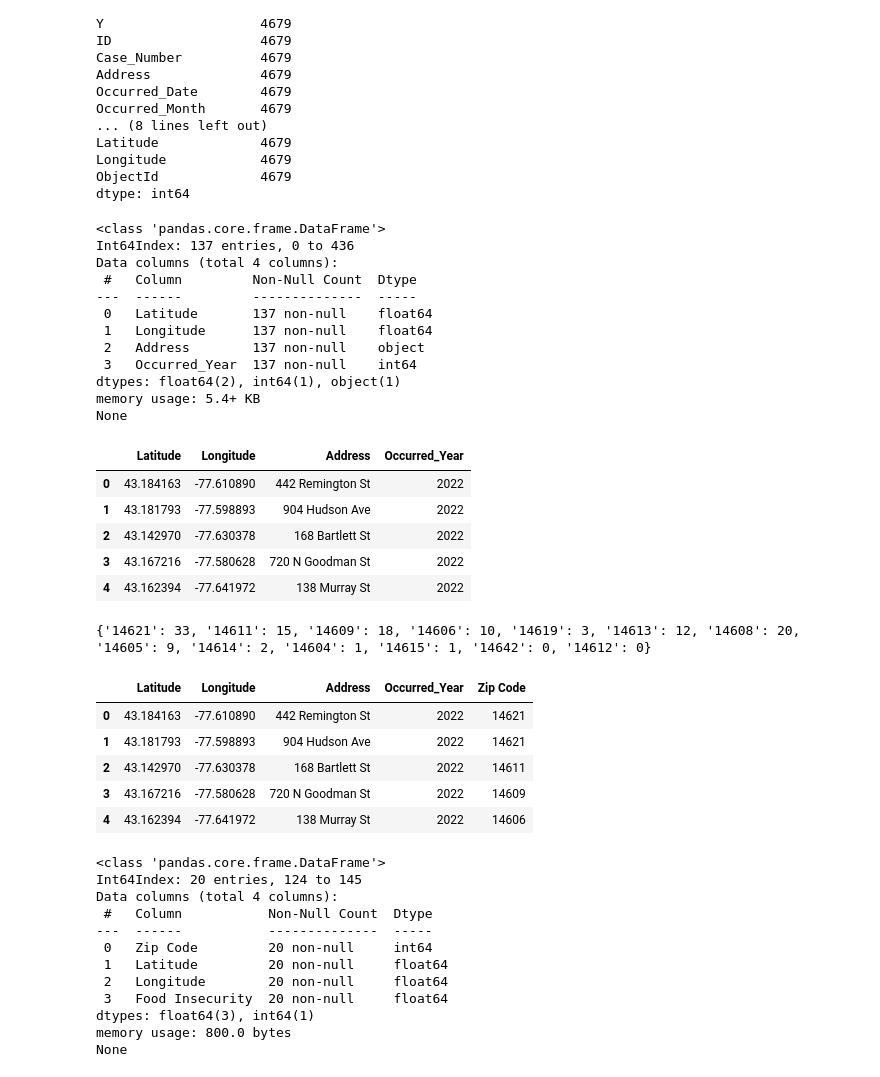
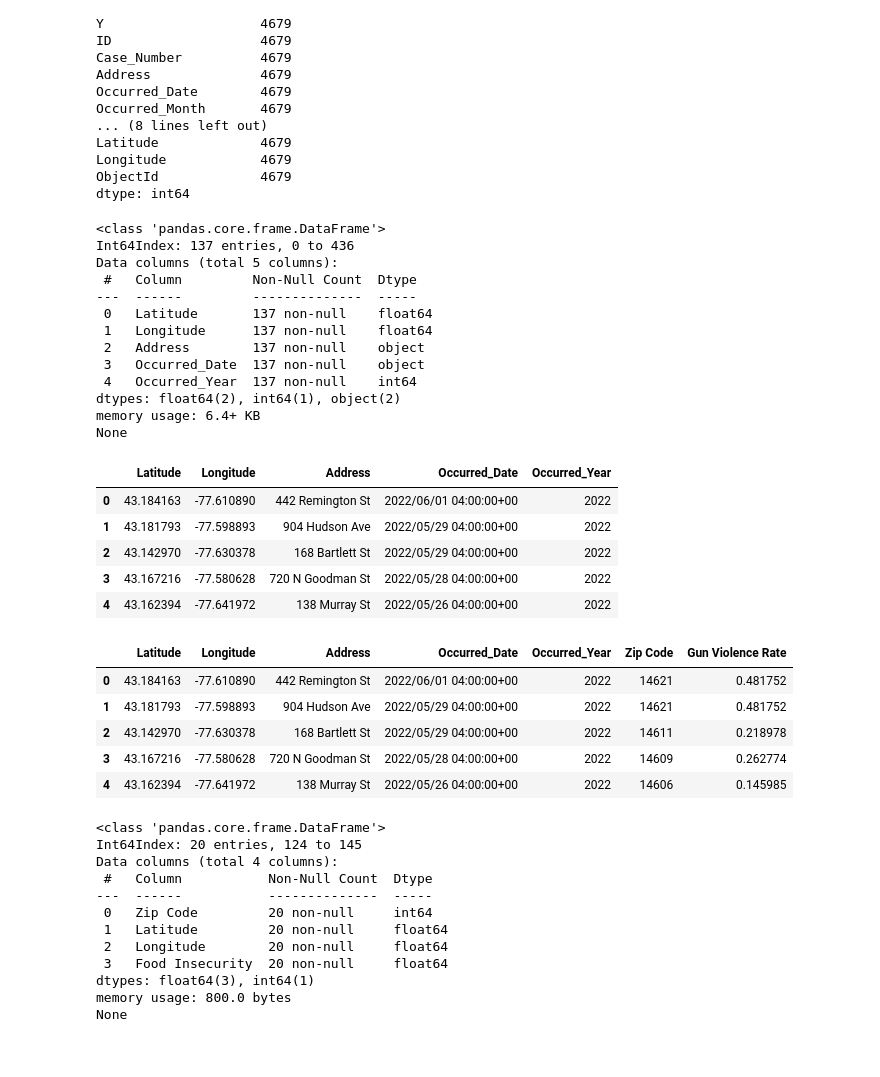
Before and after one commit to javac0f/RocGunHungerEda, a Jupyter notebook: jared_try.ipynb, the cells around one changed output. Drawn from its saved outputs; the diff is of its cells as text; code cells hidden in the pictures.

```diff
--- a/jared_try.ipynb
+++ b/jared_try.ipynb
@@ -74,29 +74,30 @@ ObjectId             4679
 dtype: int64
 # %%
 # GUN DATA CLEANING
-gun_data = gun_data[['Latitude','Longitude', 'Address','Occurred_Year']]
+gun_data = gun_data[['Latitude','Longitude', 'Address','Occurred_Date','Occurred_Year']]
 gun_data = gun_data.loc[gun_data['Occurred_Year'].isin([2022,2023])]
 print(gun_data.info())  # to check for any missing values
 gun_data.head()
 # %% [output]
 <class 'pandas.core.frame.DataFrame'>
 Int64Index: 137 entries, 0 to 436
-Data columns (total 4 columns):
+Data columns (total 5 columns):
  #   Column         Non-Null Count  Dtype
 ---  ------         --------------  -----
  0   Latitude       137 non-null    float64
  1   Longitude      137 non-null    float64
  2   Address        137 non-null    object
- 3   Occurred_Year  137 non-null    int64
-dtypes: float64(2), int64(1), object(1)
-memory usage: 5.4+ KB
+ 3   Occurred_Date  137 non-null    object
+ 4   Occurred_Year  137 non-null    int64
+dtypes: float64(2), int64(1), object(2)
+memory usage: 6.4+ KB
 None
-|  | Latitude | Longitude | Address | Occurred_Year |
-| 0 | 43.184163 | -77.610890 | 442 Remington St | 2022 |
-| 1 | 43.181793 | -77.598893 | 904 Hudson Ave | 2022 |
-| 2 | 43.142970 | -77.630378 | 168 Bartlett St | 2022 |
-| 3 | 43.167216 | -77.580628 | 720 N Goodman St | 2022 |
-| 4 | 43.162394 | -77.641972 | 138 Murray St | 2022 |
+|  | Latitude | Longitude | Address | Occurred_Date | Occurred_Year |
+| 0 | 43.184163 | -77.610890 | 442 Remington St | 2022/06/01 04:00:00+00 | 2022 |
+| 1 | 43.181793 | -77.598893 | 904 Hudson Ave | 2022/05/29 04:00:00+00 | 2022 |
+| 2 | 43.142970 | -77.630378 | 168 Bartlett St | 2022/05/29 04:00:00+00 | 2022 |
+| 3 | 43.167216 | -77.580628 | 720 N Goodman St | 2022/05/28 04:00:00+00 | 2022 |
+| 4 | 43.162394 | -77.641972 | 138 Murray St | 2022/05/26 04:00:00+00 | 2022 |
 # %%
 geolocator = geopy.Nominatim(user_agent = 'check_1')
 gun_coords = gun_data[['Latitude','Longitude']]
@@ -112,33 +113,33 @@ gun_data['Zip Code'] = gun_coords.apply(lambda x: get_zip_code(x), axis = 1)
 # GUN VIOLENCE RATE FUNCTION
 total_shootings = 0
 shootings = {}  # ZIP Code = keys; # of shootings = values
-
 
 for index,row in gun_data.iterrows():
     if (row['Zip Code'] in shootings):
         shootings[row['Zip Code']] +=1
     else:
         shootings[row['Zip Code']] = 0
+    total_shootings += 1
 
-print(shootings)
+roc_zip = list(range(14604, 14624))
+roc_zip.append(14626)
+roc_zip.append(14627)
+roc_zip.append(14642)
 
-
-
+for i in range(len(roc_zip)):
+    if(roc_zip[i] not in shootings):
+        shootings[roc_zip[i]] = 0
 
 # ADD ZIP CODES FOR ALL INCIDENTS
-#gun_data['Gun Violence Rate'] = gun_data[['']].apply(lambda actual, mean: gun_volence_rate(actual,mean), axis=1)
+gun_data['Gun Violence Rate'] = gun_data.apply(lambda x: shootings[x['Zip Code']]/total_shootings * 2, axis = 1)
+gun_data.head()
 # %% [output]
-{'14621': 33, '14611': 15, '14609': 18, '14606': 10, '14619': 3, '14613': 12, '14608': 20, '14605': 9, '14614': 2, '14604': 1, '14615': 1, '14642': 0, '14612': 0}
+|  | Latitude | Longitude | Address | Occurred_Date | Occurred_Year | Zip Code | Gun Violence Rate |
+| 0 | 43.184163 | -77.610890 | 442 Remington St | 2022/06/01 04:00:00+00 | 2022 | 14621 | 0.481752 |
+| 1 | 43.181793 | -77.598893 | 904 Hudson Ave | 2022/05/29 04:00:00+00 | 2022 | 14621 | 0.481752 |
+| 2 | 43.142970 | -77.630378 | 168 Bartlett St | 2022/05/29 04:00:00+00 | 2022 | 14611 | 0.218978 |
+| 3 | 43.167216 | -77.580628 | 720 N Goodman St | 2022/05/28 04:00:00+00 | 2022 | 14609 | 0.262774 |
+| 4 | 43.162394 | -77.641972 | 138 Murray St | 2022/05/26 04:00:00+00 | 2022 | 14606 | 0.145985 |
-# %%
-#gun_data['Zip Code'].fillna(value=0,inplace=True)
-gun_data.head()
-# %% [output]
-|  | Latitude | Longitude | Address | Occurred_Year | Zip Code |
-| 0 | 43.184163 | -77.610890 | 442 Remington St | 2022 | 14621 |
-| 1 | 43.181793 | -77.598893 | 904 Hudson Ave | 2022 | 14621 |
-| 2 | 43.142970 | -77.630378 | 168 Bartlett St | 2022 | 14611 |
-| 3 | 43.167216 | -77.580628 | 720 N Goodman St | 2022 | 14609 |
-| 4 | 43.162394 | -77.641972 | 138 Murray St | 2022 | 14606 |
 # %%
 # HUNGER DATA
 hunger_data.columns = ['Zip Code', 'Latitude', 'Longitude', 'Food Insecurity']
```
Also changed, not shown: parts of 6 cells of this notebook.
